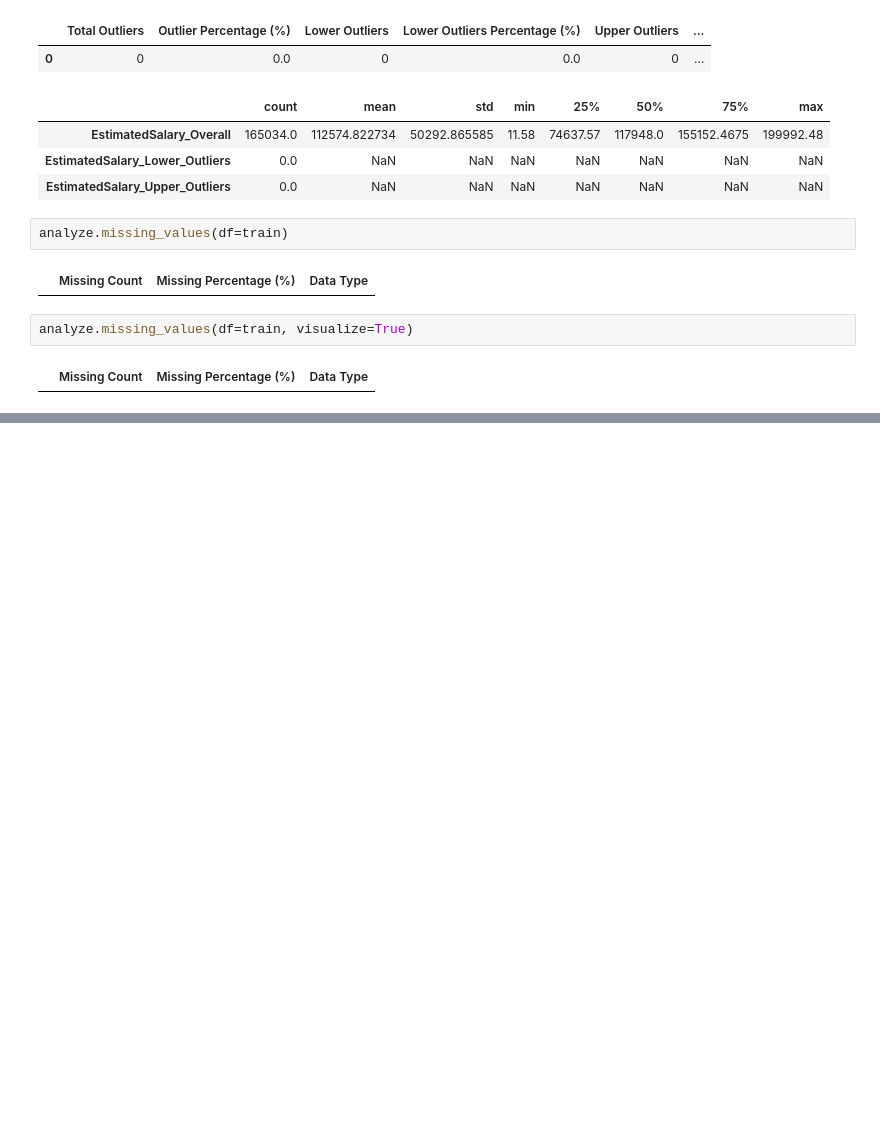
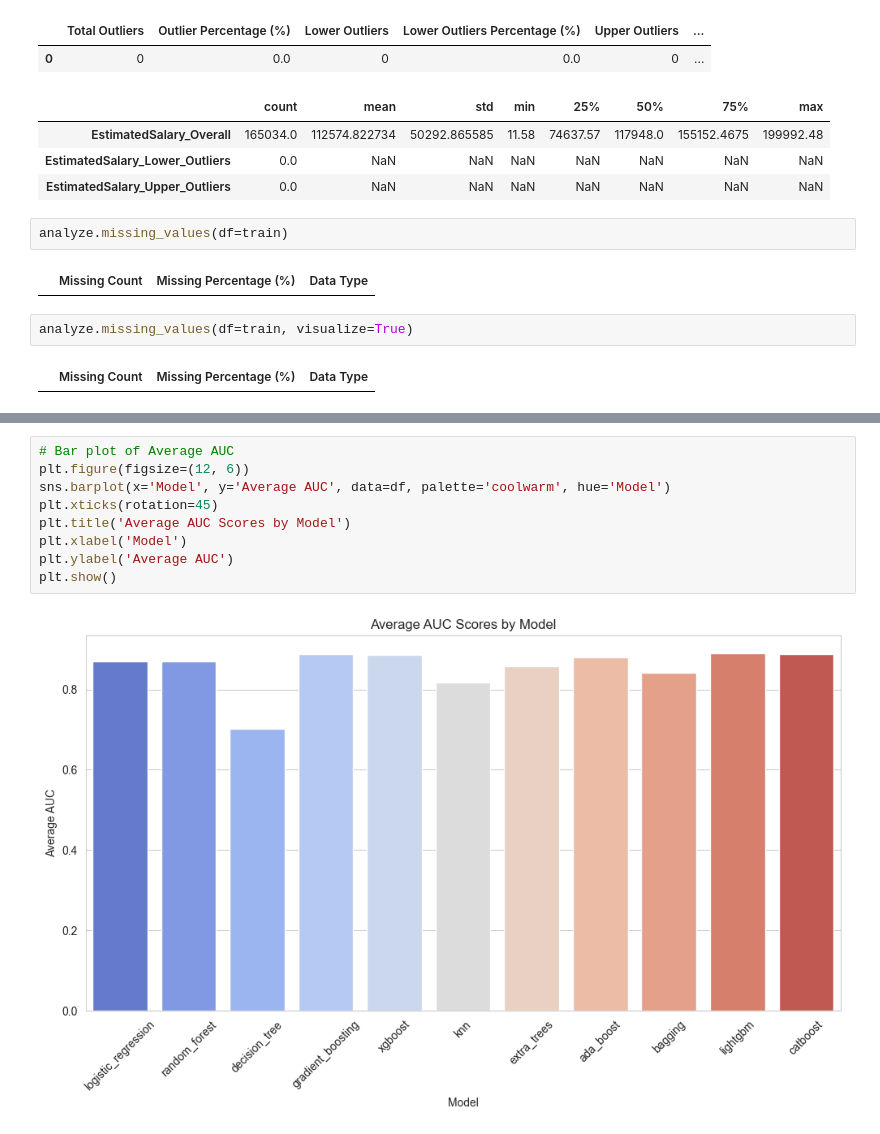
Before and after one commit to surajwate/S4E1-Binary-Classification-with-a-Bank-Churn, a Jupyter notebook: notebooks/eda.ipynb, the cells around one changed output, grey strips where cells are left out. Drawn from its saved outputs; the diff is of its cells as text; blank space fills up the shorter version.

```diff
--- a/notebooks/eda.ipynb
+++ b/notebooks/eda.ipynb
@@ -157,0 +229,11 @@ analyze.missing_values(df=train, visualize=True)
+# %%
+# Bar plot of Average AUC
+plt.figure(figsize=(12, 6))
+sns.barplot(x='Model', y='Average AUC', data=df, palette='coolwarm', hue='Model')
+plt.xticks(rotation=45)
+plt.title('Average AUC Scores by Model')
+plt.xlabel('Model')
+plt.ylabel('Average AUC')
+plt.show()
+# %% [output]
+[figure, added]
```
Also changed, not shown: parts of 5 cells of this notebook, 9 other files.
